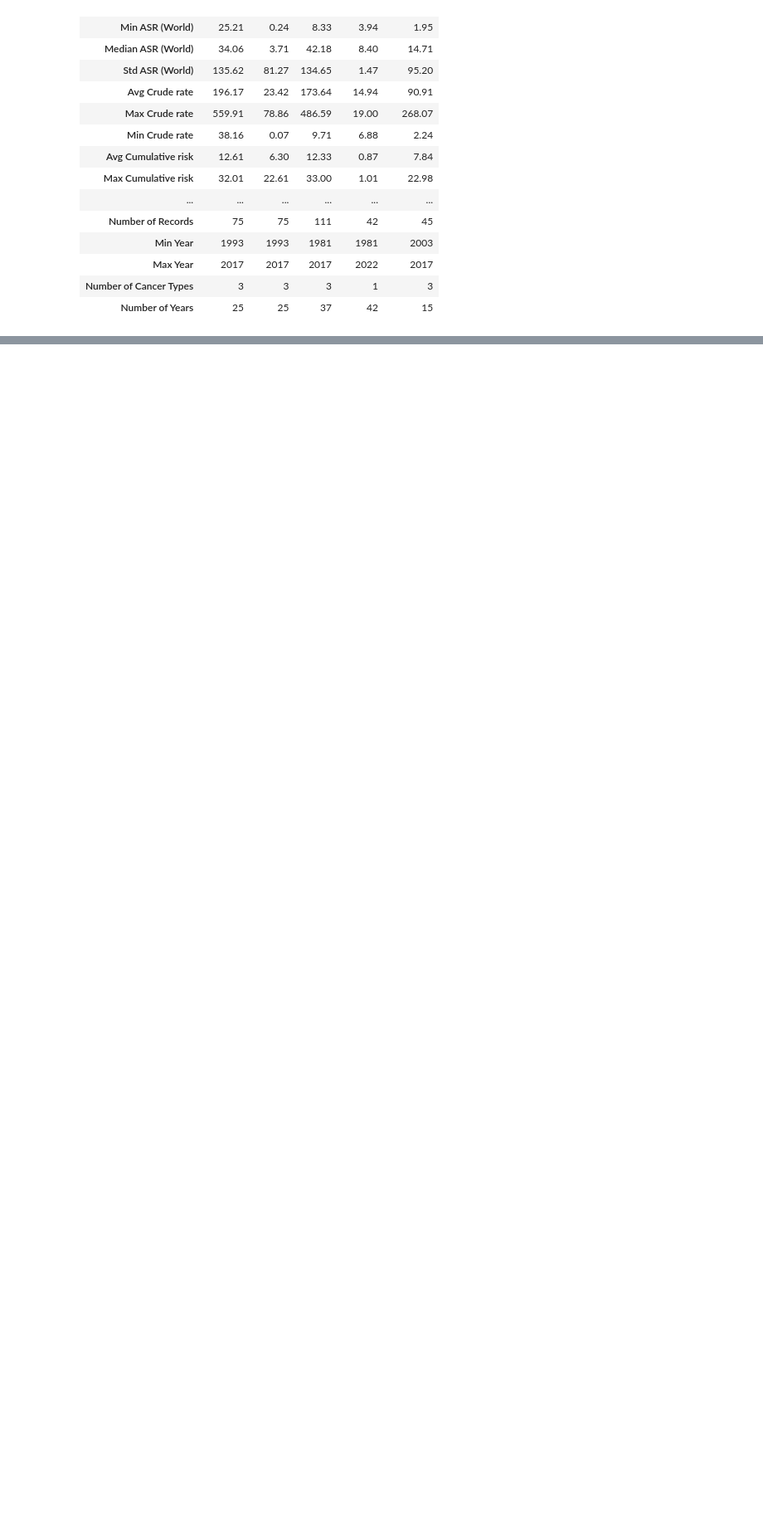
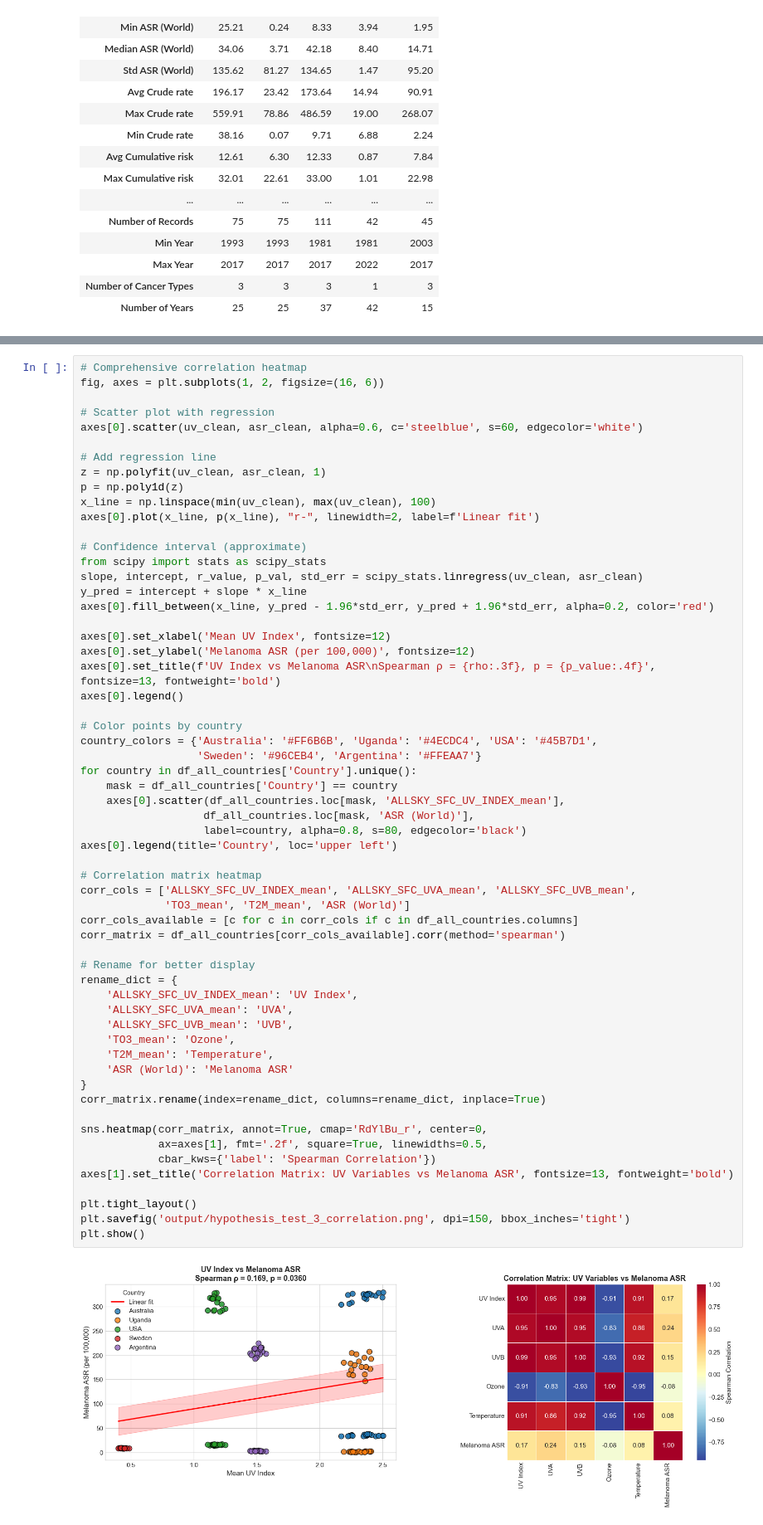
Before and after one commit to mohaneddz/Project-UV, a Jupyter notebook: countries-uv.ipynb, the cells around one changed output, grey strips where cells are left out. Shown at 83% size. Saved outputs shown, nothing was run; the diff lists cells and outputs as text; blank space fills up the shorter version.

```diff
--- a/countries-uv.ipynb
+++ b/countries-uv.ipynb
@@ -320,0 +915,61 @@ plt.show()
+# %%
+# Comprehensive correlation heatmap
+fig, axes = plt.subplots(1, 2, figsize=(16, 6))
+
+# Scatter plot with regression
+axes[0].scatter(uv_clean, asr_clean, alpha=0.6, c='steelblue', s=60, edgecolor='white')
+
+# Add regression line
+z = np.polyfit(uv_clean, asr_clean, 1)
+p = np.poly1d(z)
+x_line = np.linspace(min(uv_clean), max(uv_clean), 100)
+axes[0].plot(x_line, p(x_line), "r-", linewidth=2, label=f'Linear fit')
+
+# Confidence interval (approximate)
+from scipy import stats as scipy_stats
+slope, intercept, r_value, p_val, std_err = scipy_stats.linregress(uv_clean, asr_clean)
+y_pred = intercept + slope * x_line
+axes[0].fill_between(x_line, y_pred - 1.96*std_err, y_pred + 1.96*std_err, alpha=0.2, color='red')
+
+axes[0].set_xlabel('Mean UV Index', fontsize=12)
+axes[0].set_ylabel('Melanoma ASR (per 100,000)', fontsize=12)
+axes[0].set_title(f'UV Index vs Melanoma ASR\nSpearman ρ = {rho:.3f}, p = {p_value:.4f}', fontsize=13, fontweight='bold')
+axes[0].legend()
+
+# Color points by country
+country_colors = {'Australia': '#FF6B6B', 'Uganda': '#4ECDC4', 'USA': '#45B7D1',
+                  'Sweden': '#96CEB4', 'Argentina': '#FFEAA7'}
+for country in df_all_countries['Country'].unique():
+    mask = df_all_countries['Country'] == country
+    axes[0].scatter(df_all_countries.loc[mask, 'ALLSKY_SFC_UV_INDEX_mean'],
+                   df_all_countries.loc[mask, 'ASR (World)'],
+                   label=country, alpha=0.8, s=80, edgecolor='black')
+axes[0].legend(title='Country', loc='upper left')
+
+# Correlation matrix heatmap
+corr_cols = ['ALLSKY_SFC_UV_INDEX_mean', 'ALLSKY_SFC_UVA_mean', 'ALLSKY_SFC_UVB_mean',
+             'TO3_mean', 'T2M_mean', 'ASR (World)']
+corr_cols_available = [c for c in corr_cols if c in df_all_countries.columns]
+corr_matrix = df_all_countries[corr_cols_available].corr(method='spearman')
+
+# Rename for better display
+rename_dict = {
+    'ALLSKY_SFC_UV_INDEX_mean': 'UV Index',
+    'ALLSKY_SFC_UVA_mean': 'UVA',
+    'ALLSKY_SFC_UVB_mean': 'UVB',
+    'TO3_mean': 'Ozone',
+    'T2M_mean': 'Temperature',
+    'ASR (World)': 'Melanoma ASR'
+}
+corr_matrix.rename(index=rename_dict, columns=rename_dict, inplace=True)
+
+sns.heatmap(corr_matrix, annot=True, cmap='RdYlBu_r', center=0,
+            ax=axes[1], fmt='.2f', square=True, linewidths=0.5,
+            cbar_kws={'label': 'Spearman Correlation'})
+axes[1].set_title('Correlation Matrix: UV Variables vs Melanoma ASR', fontsize=13, fontweight='bold')
+
+plt.tight_layout()
+plt.savefig('output/hypothesis_test_3_correlation.png', dpi=150, bbox_inches='tight')
+plt.show()
+# %% [output]
+[figure, added]
```
Also changed, not shown: parts of 56 cells of this notebook, 17 other files.
